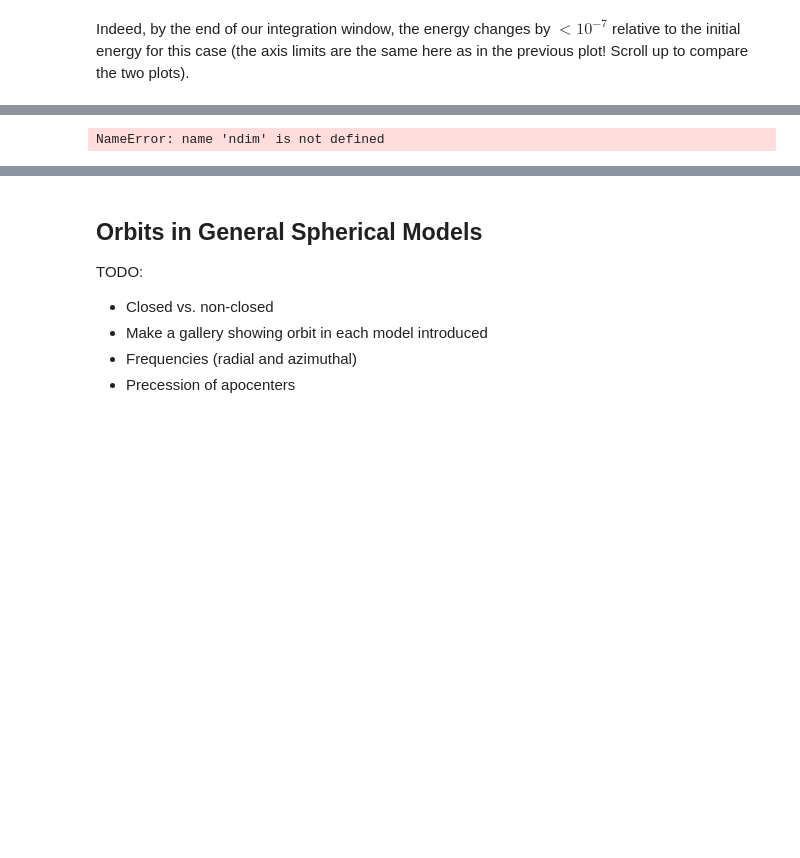
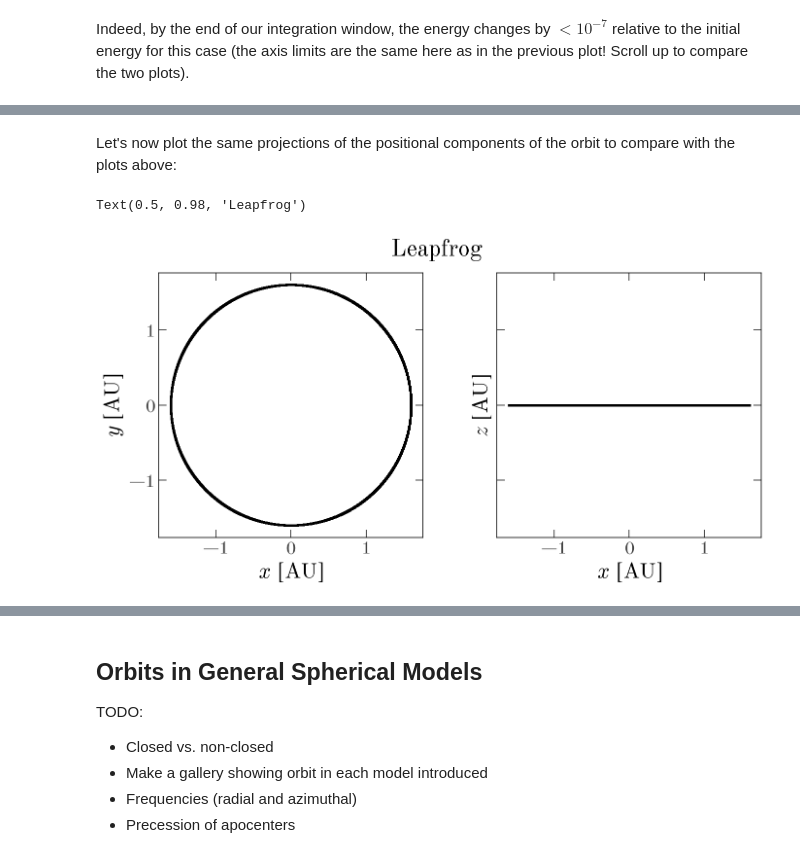
Before and after one commit to CCADynamicsGroup/SummerSchoolWorkshops, a Jupyter notebook: 1-Orbits/1-Orbits-in-spherical-gravitational-potentials.ipynb, the cells around one changed output, grey strips where cells are left out. Drawn from its saved outputs; the diff is of its cells as text; code cells hidden in the pictures; blank space fills up the shorter version.

```diff
--- a/1-Orbits/1-Orbits-in-spherical-gravitational-potentials.ipynb
+++ b/1-Orbits/1-Orbits-in-spherical-gravitational-potentials.ipynb
@@ -85,8 +84,6 @@ $$
 
 Let's implement a function that computes the point mass acceleration at any 3D position, given a mass M:
 # %%
-from astropy.constants import G
-
 def ptmass_acceleration(xyz, M):
     """
     This function computes the 3D acceleration vector at a
@@ -95,9 +92,9 @@ def ptmass_acceleration(xyz, M):
 
     Parameters
     ----------
-    xyz : array-like
+    xyz : quantity-like
         This should have shape (3, ...)
-    M : numeric
+    M : quantity-like
         The total mass of the point mass.
 
     """
@@ -490,12 +548,33 @@ def leapfrog_integrate(func, w0, ts, func_args=()):
 # %%
-leapfrog_ts, leapfrog_ws = leapfrog_integrate(
-    ptmass_F,
-    w0,
-    ts=t_eval,
-    func_args=(GM, )
+lf_ts, lf_xs, lf_vs = leapfrog_integrate(
+    ptmass_acceleration,
+    x0,
+    v0,
+    dt=1 * u.day,
+    n_steps=16384,
+    acc_func_args=(M, )
 )
-# %% [output]
-NameError: name 'ndim' is not defined
+# %% [markdown]
+Let's now plot the same projections of the positional components of the orbit to compare with the plots above:
 # %%
-plt.figure(figsize=(6, 6))
-plt.plot(leapfrog_ws[0], leapfrog_ws[1])
+fig, axes = plt.subplots(1, 2, figsize=(10, 5),
+                         sharex=True, sharey=True,
+                         constrained_layout=True)
+
+# x-y
+axes[0].plot(lf_xs[0], lf_xs[1])
+axes[0].set_xlabel(f'$x$ [{unitsys[0]:latex_inline}]')
+axes[0].set_ylabel(f'$y$ [{unitsys[0]:latex_inline}]')
+
+# x-z
+axes[1].plot(lf_xs[0], lf_xs[2])
+axes[1].set_xlabel(f'$x$ [{unitsys[0]:latex_inline}]')
+axes[1].set_ylabel(f'$z$ [{unitsys[0]:latex_inline}]')
+
+for ax in axes:
+    ax.set_aspect('equal')
+
+fig.suptitle('Leapfrog', fontsize=24)
+# %% [output]
+Text(0.5, 0.98, 'Leapfrog')
+[figure, added]
```
Also changed, not shown: parts of 47 cells of this notebook.
